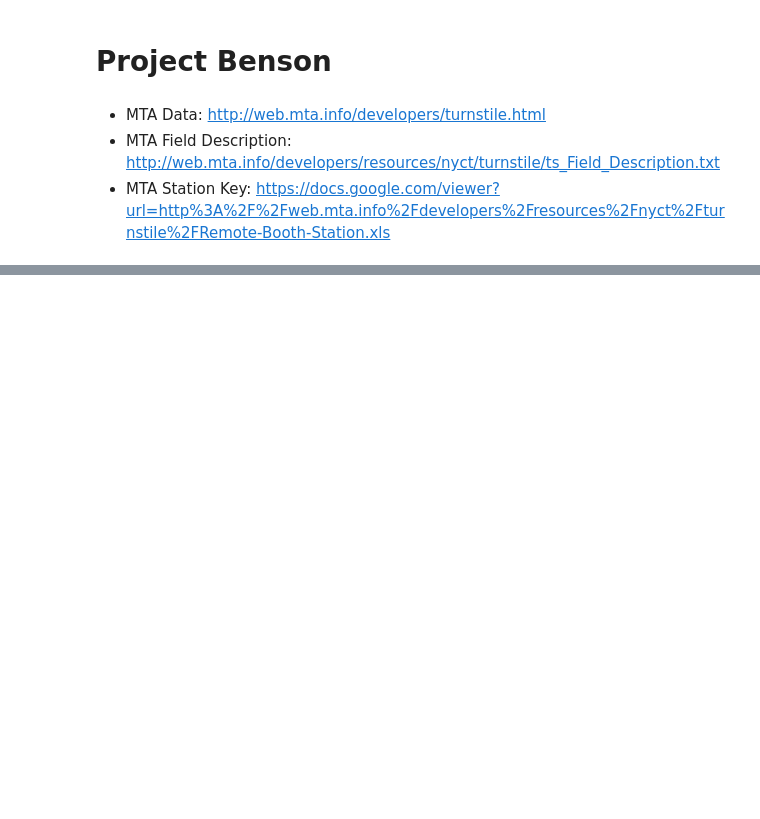
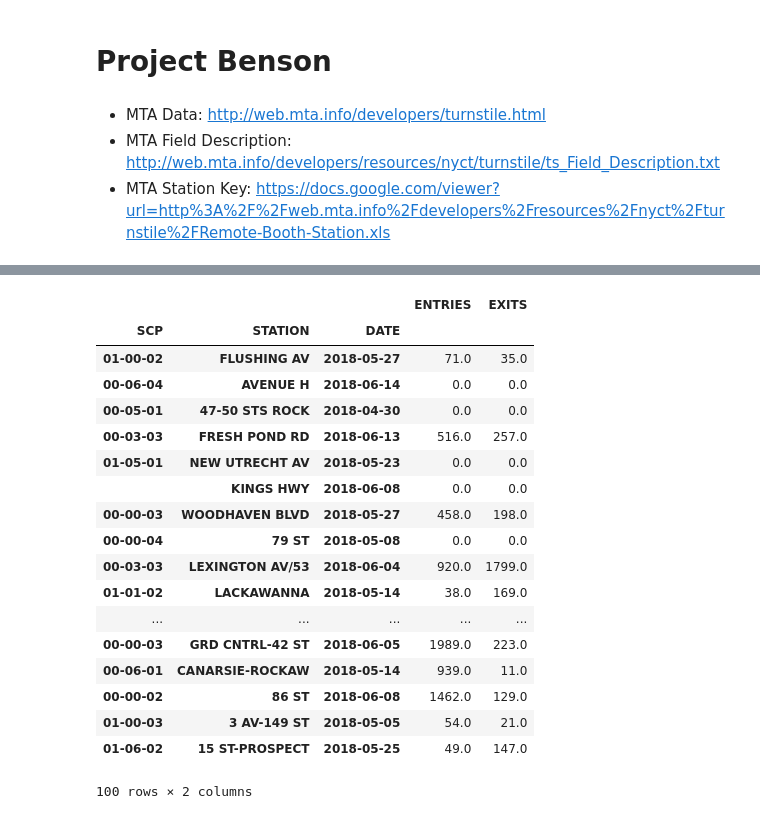
Before and after one commit to wfl/metis_project_benson, a Jupyter notebook: project_1_benson.ipynb, the cells around one changed output, grey strips where cells are left out. Drawn from its saved outputs; the diff is of its cells as text; code cells hidden in the pictures; blank space fills up the shorter version.

```diff
--- a/project_1_benson.ipynb
+++ b/project_1_benson.ipynb
@@ -158,0 +142,22 @@ traffic_new = traffic_test.groupby(['STATION', 'SCP', 'LINENAME', 'UNIT']).apply
+# %%
+final_testdf.sample(100)
+# %% [output]
+|  |  |  | ENTRIES | EXITS |
+| SCP | STATION | DATE |  |  |
+| 01-00-02 | FLUSHING AV | 2018-05-27 | 71.0 | 35.0 |
+| 00-06-04 | AVENUE H | 2018-06-14 | 0.0 | 0.0 |
+| 00-05-01 | 47-50 STS ROCK | 2018-04-30 | 0.0 | 0.0 |
+| 00-03-03 | FRESH POND RD | 2018-06-13 | 516.0 | 257.0 |
+| 01-05-01 | NEW UTRECHT AV | 2018-05-23 | 0.0 | 0.0 |
+|  | KINGS HWY | 2018-06-08 | 0.0 | 0.0 |
+| 00-00-03 | WOODHAVEN BLVD | 2018-05-27 | 458.0 | 198.0 |
+| 00-00-04 | 79 ST | 2018-05-08 | 0.0 | 0.0 |
+| 00-03-03 | LEXINGTON AV/53 | 2018-06-04 | 920.0 | 1799.0 |
+| 01-01-02 | LACKAWANNA | 2018-05-14 | 38.0 | 169.0 |
+| ... | ... | ... | ... | ... |
+| 00-00-03 | GRD CNTRL-42 ST | 2018-06-05 | 1989.0 | 223.0 |
+| 00-06-01 | CANARSIE-ROCKAW | 2018-05-14 | 939.0 | 11.0 |
+| 00-00-02 | 86 ST | 2018-06-08 | 1462.0 | 129.0 |
+| 01-00-03 | 3 AV-149 ST | 2018-05-05 | 54.0 | 21.0 |
+| 01-06-02 | 15 ST-PROSPECT | 2018-05-25 | 49.0 | 147.0 |
+100 rows × 2 columns
```
Also changed, not shown: parts of 43 cells of this notebook, 2 other files.
